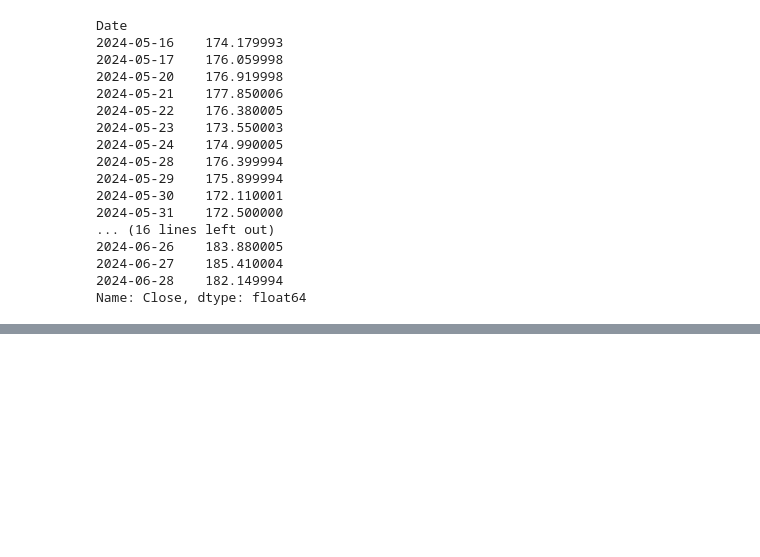
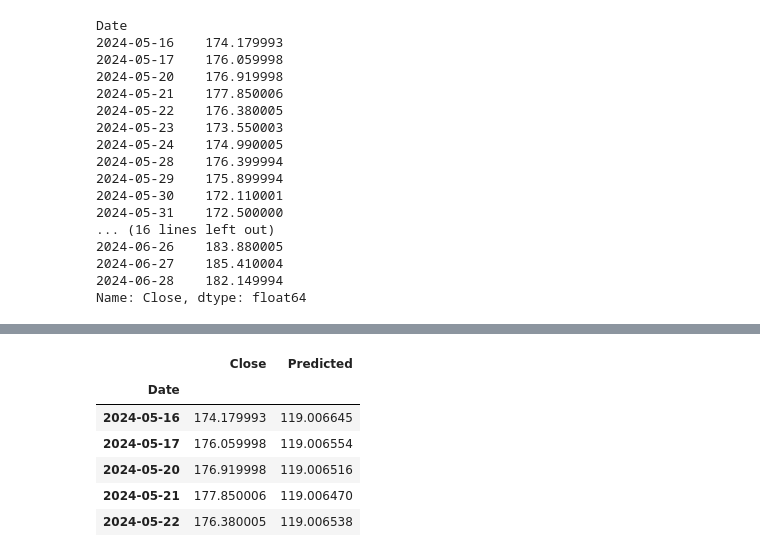
Before and after one commit to DJS-INFOMATRIX/Machine-Learning, a Jupyter notebook: RNN_LSTM.ipynb, the cells around one changed output, grey strips where cells are left out. Cells and saved outputs as stored; diff of their text form; code cells hidden in the pictures; blank space fills up the shorter version.

```diff
--- a/RNN_LSTM.ipynb
+++ b/RNN_LSTM.ipynb
@@ -308,0 +346,18 @@ plt.show()
+# %%
+train=google_data['Close'][:len(google_data)-30]
+test=google_data['Close'][len(google_data)-30:]
+val=train[len(train)-30:]
+
+sequence_length=30
+
+def create_sequences(data, sequence_length):
+    x = []
+    y = []
+    for i in range(len(data) - sequence_length):
+        x.append(data[i:i+sequence_length])  # The sequence of prices
+        y.append(data[i+sequence_length])    # The next price to be predicted
+    x = np.array(x).reshape(-1, sequence_length, 1)
+    y = np.array(y)
+    return x, y
+
+x_train, y_train = create_sequences(train, sequence_length)
@@ -308,0 +472,13 @@ plt.show()
+# %%
+pred_df = pd.DataFrame(pred, index=test.index, columns=['Predicted'])
+combined_df = pd.concat([test, pred_df], axis=1)
+
+combined_df.head()
+# %% [output]
+|  | Close | Predicted |
+| Date |  |  |
+| 2024-05-16 | 174.179993 | 119.006645 |
+| 2024-05-17 | 176.059998 | 119.006554 |
+| 2024-05-20 | 176.919998 | 119.006516 |
+| 2024-05-21 | 177.850006 | 119.006470 |
+| 2024-05-22 | 176.380005 | 119.006538 |
```
Also changed, not shown: parts of 26 cells of this notebook.
